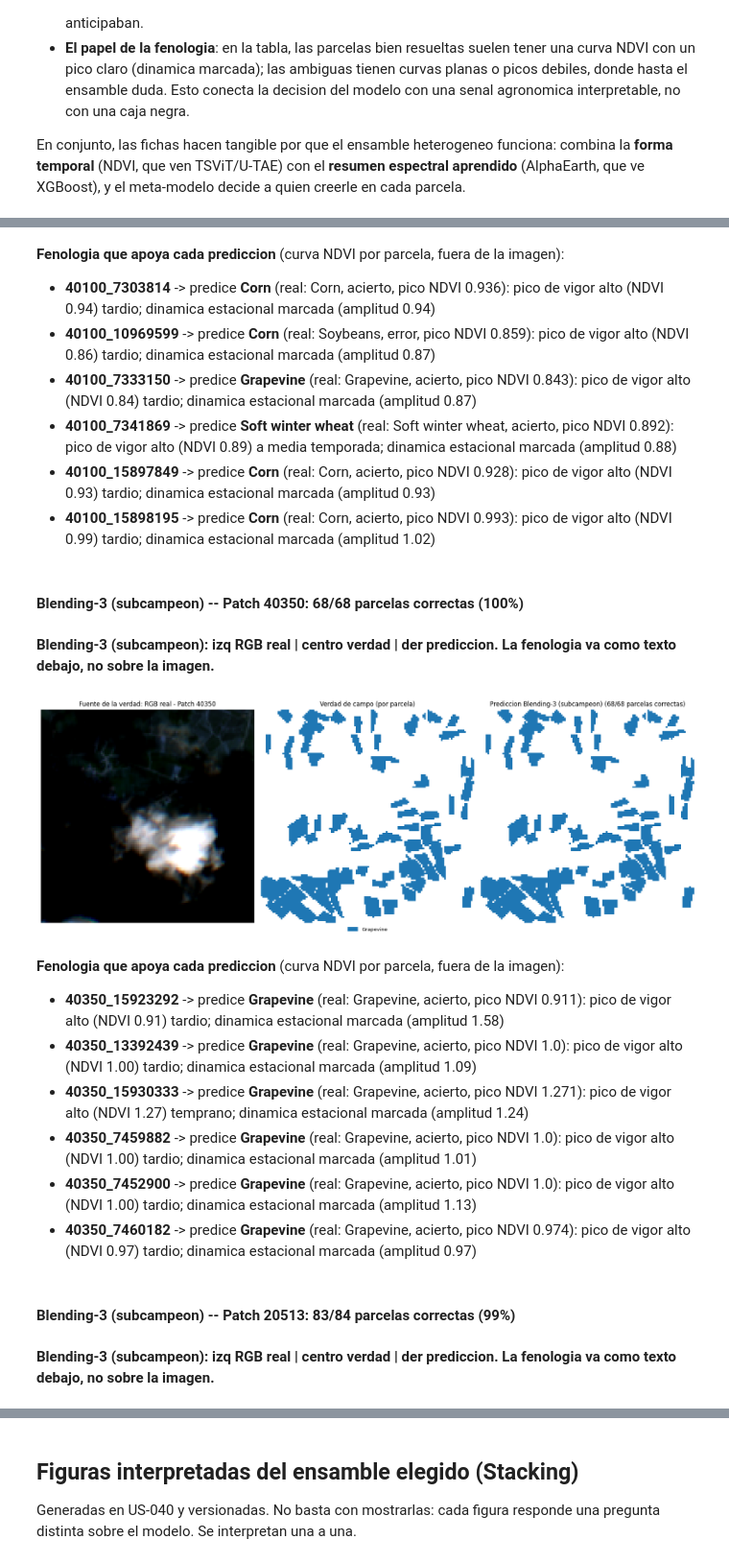
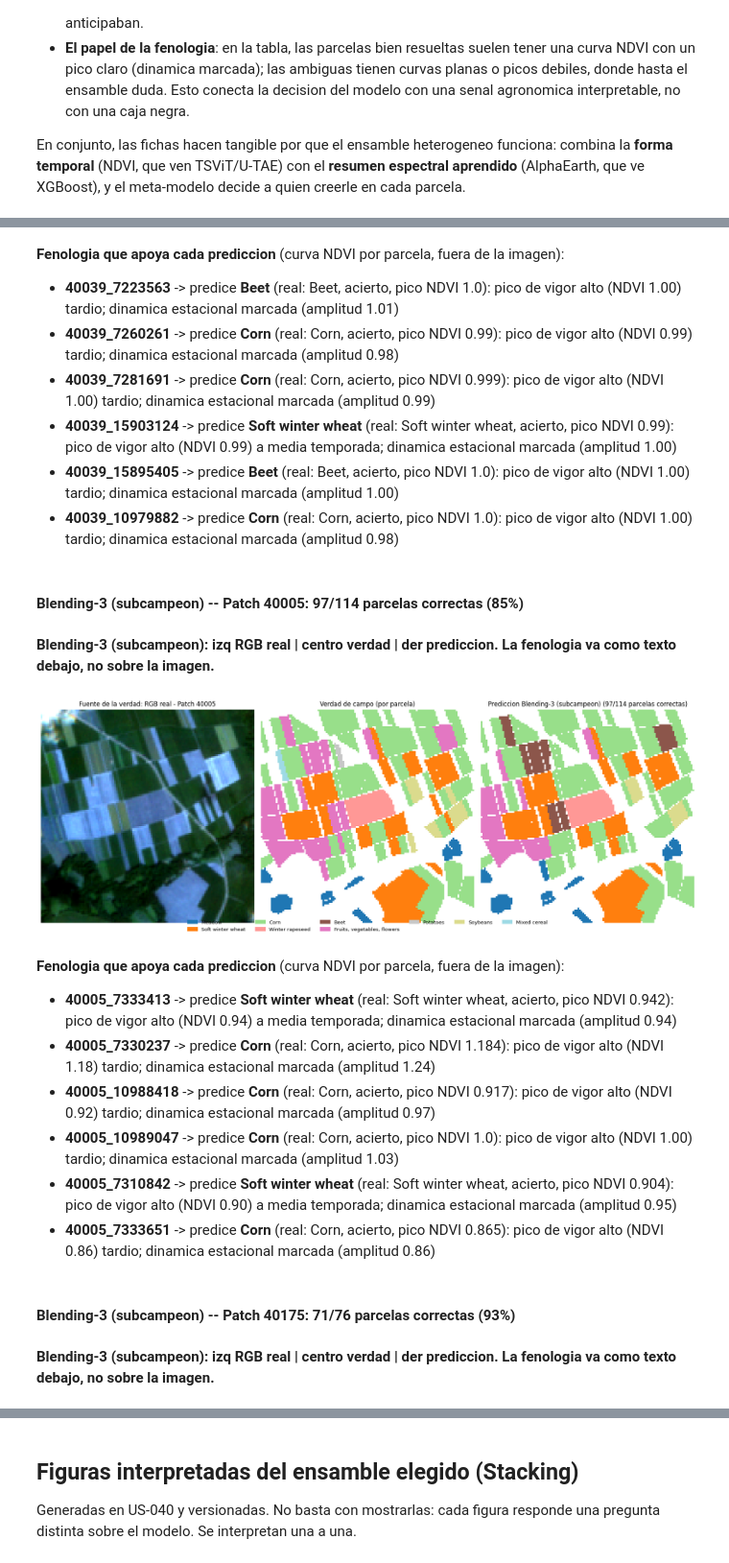
Before and after one commit to ArthurZizumbo/agrosat-copilot, a Jupyter notebook: notebooks/final_model/06c_ensambles_us040.ipynb, the cells around one changed output, grey strips where cells are left out. Shown at 96% size. Cells and saved outputs as stored; diff of their text form; code cells hidden in the pictures.

Commit message:
docs(E6): fichas de inferencia sobre escenas diversas (8-9 cultivos), no monocultivo

```diff
--- a/notebooks/final_model/06c_ensambles_us040.ipynb
+++ b/notebooks/final_model/06c_ensambles_us040.ipynb
@@ -136,7 +136,7 @@ import polars as pl
 from ml.report.ensemble_inference_cards import build_stacking_inference_cards
 
 pastis_root = REPO / 'data/PASTIS-R'
-patches = ['40100', '40350', '20513']
+patches = ['40039', '40005', '40175']  # escenas con 8-9 cultivos distintos (no monocultivo)
 
 
 def _fenologia_markdown(card, top=6):
@@ -247,7 +247,7 @@ from scripts.run_us040_ensembles import (
 
 pastis_root = REPO / 'data/PASTIS-R'
 oof_dir = REPO / 'ml/eval/oof'
-patches_ng = ['40100', '40350', '20513']  # 3 ejemplos por ensamble no-ganador
+patches_ng = ['40039', '40005', '40175']  # 3 escenas diversas (8-9 cultivos) por ensamble no-ganador
 
 
 def _pred_by_parcel(proba, keys):
@@ -322,21 +322,21 @@ else:
 **Fenologia que apoya cada prediccion** (curva NDVI por parcela, fuera de la imagen):
 
-- **40100_7303814** -> predice **Corn** (real: Corn, acierto, pico NDVI 0.936): pico de vigor alto (NDVI 0.94) tardio; dinamica estacional marcada (amplitud 0.94)
-- **40100_10969599** -> predice **Corn** (real: Soybeans, error, pico NDVI 0.859): pico de vigor alto (NDVI 0.86) tardio; dinamica estacional marcada (amplitud 0.87)
-- **40100_7333150** -> predice **Grapevine** (real: Grapevine, acierto, pico NDVI 0.843): pico de vigor alto (NDVI 0.84) tardio; dinamica estacional marcada (amplitud 0.87)
-- **40100_7341869** -> predice **Soft winter wheat** (real: Soft winter wheat, acierto, pico NDVI 0.892): pico de vigor alto (NDVI 0.89) a media temporada; dinamica estacional marcada (amplitud 0.88)
-- **40100_15897849** -> predice **Corn** (real: Corn, acierto, pico NDVI 0.928): pico de vigor alto (NDVI 0.93) tardio; dinamica estacional marcada (amplitud 0.93)
-- **40100_15898195** -> predice **Corn** (real: Corn, acierto, pico NDVI 0.993): pico de vigor alto (NDVI 0.99) tardio; dinamica estacional marcada (amplitud 1.02)
+- **40039_7223563** -> predice **Beet** (real: Beet, acierto, pico NDVI 1.0): pico de vigor alto (NDVI 1.00) tardio; dinamica estacional marcada (amplitud 1.01)
+- **40039_7260261** -> predice **Corn** (real: Corn, acierto, pico NDVI 0.99): pico de vigor alto (NDVI 0.99) tardio; dinamica estacional marcada (amplitud 0.98)
+- **40039_7281691** -> predice **Corn** (real: Corn, acierto, pico NDVI 0.999): pico de vigor alto (NDVI 1.00) tardio; dinamica estacional marcada (amplitud 0.99)
+- **40039_15903124** -> predice **Soft winter wheat** (real: Soft winter wheat, acierto, pico NDVI 0.99): pico de vigor alto (NDVI 0.99) a media temporada; dinamica estacional marcada (amplitud 1.00)
+- **40039_15895405** -> predice **Beet** (real: Beet, acierto, pico NDVI 1.0): pico de vigor alto (NDVI 1.00) tardio; dinamica estacional marcada (amplitud 1.00)
+- **40039_10979882** -> predice **Corn** (real: Corn, acierto, pico NDVI 1.0): pico de vigor alto (NDVI 1.00) tardio; dinamica estacional marcada (amplitud 0.98)
-#### Blending-3 (subcampeon) -- Patch 40350: **68/68** parcelas correctas (100%)
+#### Blending-3 (subcampeon) -- Patch 40005: **97/114** parcelas correctas (85%)
 **Blending-3 (subcampeon): izq RGB real | centro verdad | der prediccion. La fenologia va como texto debajo, no sobre la imagen.**
-[figure, old version]
+[figure, new version]
 **Fenologia que apoya cada prediccion** (curva NDVI por parcela, fuera de la imagen):
 
-- **40350_15923292** -> predice **Grapevine** (real: Grapevine, acierto, pico NDVI 0.911): pico de vigor alto (NDVI 0.91) tardio; dinamica estacional marcada (amplitud 1.58)
-- **40350_13392439** -> predice **Grapevine** (real: Grapevine, acierto, pico NDVI 1.0): pico de vigor alto (NDVI 1.00) tardio; dinamica estacional marcada (amplitud 1.09)
-- **40350_15930333** -> predice **Grapevine** (real: Grapevine, acierto, pico NDVI 1.271): pico de vigor alto (NDVI 1.27) temprano; dinamica estacional marcada (amplitud 1.24)
-- **40350_7459882** -> predice **Grapevine** (real: Grapevine, acierto, pico NDVI 1.0): pico de vigor alto (NDVI 1.00) tardio; dinamica estacional marcada (amplitud 1.01)
-- **40350_7452900** -> predice **Grapevine** (real: Grapevine, acierto, pico NDVI 1.0): pico de vigor alto (NDVI 1.00) tardio; dinamica estacional marcada (amplitud 1.13)
-- **40350_7460182** -> predice **Grapevine** (real: Grapevine, acierto, pico NDVI 0.974): pico de vigor alto (NDVI 0.97) tardio; dinamica estacional marcada (amplitud 0.97)
+- **40005_7333413** -> predice **Soft winter wheat** (real: Soft winter wheat, acierto, pico NDVI 0.942): pico de vigor alto (NDVI 0.94) a media temporada; dinamica estacional marcada (amplitud 0.94)
+- **40005_7330237** -> predice **Corn** (real: Corn, acierto, pico NDVI 1.184): pico de vigor alto (NDVI 1.18) tardio; dinamica estacional marcada (amplitud 1.24)
+- **40005_10988418** -> predice **Corn** (real: Corn, acierto, pico NDVI 0.917): pico de vigor alto (NDVI 0.92) tardio; dinamica estacional marcada (amplitud 0.97)
+- **40005_10989047** -> predice **Corn** (real: Corn, acierto, pico NDVI 1.0): pico de vigor alto (NDVI 1.00) tardio; dinamica estacional marcada (amplitud 1.03)
+- **40005_7310842** -> predice **Soft winter wheat** (real: Soft winter wheat, acierto, pico NDVI 0.904): pico de vigor alto (NDVI 0.90) a media temporada; dinamica estacional marcada (amplitud 0.95)
+- **40005_7333651** -> predice **Corn** (real: Corn, acierto, pico NDVI 0.865): pico de vigor alto (NDVI 0.86) tardio; dinamica estacional marcada (amplitud 0.86)
-#### Blending-3 (subcampeon) -- Patch 20513: **83/84** parcelas correctas (99%)
+#### Blending-3 (subcampeon) -- Patch 40175: **71/76** parcelas correctas (93%)
 **Blending-3 (subcampeon): izq RGB real | centro verdad | der prediccion. La fenologia va como texto debajo, no sobre la imagen.**
```
Also changed, not shown: parts of 4 cells of this notebook.
